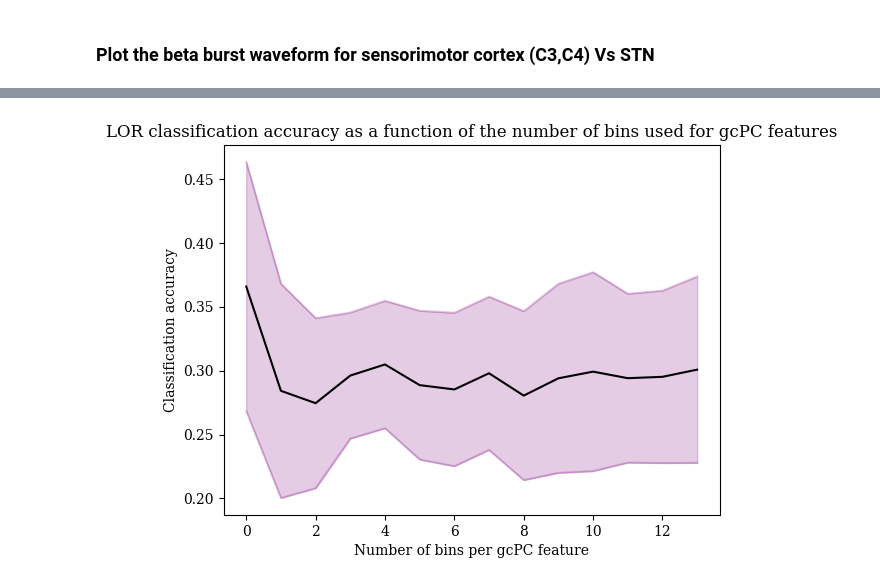
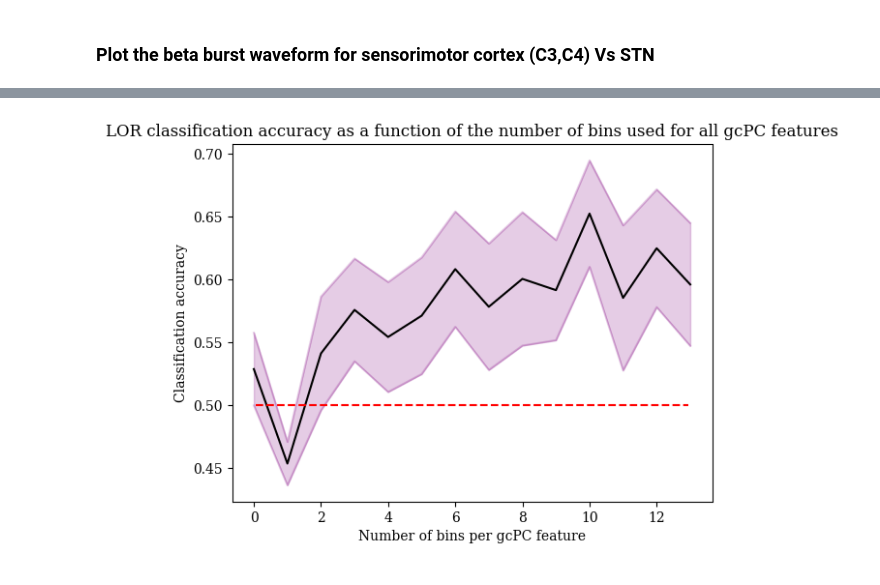
Before and after one commit to Jerem-loq/Beta_Bursts_Analysis_M2-Internship_Loquet-Bonaniuto, a Jupyter notebook: Group-Level_gcPCA-Accuracy_AsFunctionOf_percentiles.ipynb, the cells around one changed output, grey strips where cells are left out. Saved outputs shown, nothing was run; the diff lists cells and outputs as text; code cells hidden in the pictures.

```diff
--- a/Group-Level_gcPCA-Accuracy_AsFunctionOf_percentiles.ipynb
+++ b/Group-Level_gcPCA-Accuracy_AsFunctionOf_percentiles.ipynb
@@ -102,8 +103,30 @@ on_c_idx = c_idx & on_idx
 off_c_idx = c_idx & off_idx
 on_stn_idx = stn_idx & on_idx
 off_stn_idx = stn_idx & off_idx
+# %%
+def reject_outliers(X, m=3):
+    """
+    https://medium.com/@saraswatp/exploring-data-anomalies-rejecting-outliers-with-python-660b1ed6bca6
+    """
+    median = np.median(X, axis=0)
+    # mad = MAD(X, axis=0, scale='normal')
+    mad = np.median(np.abs(X - median), axis=0)
+
+    upper_bound = median + m * mad
+    lower_bound = median - m * mad
+
+    return [d for d in X if lower_bound <= d <= upper_bound]
+# %%
+def scaler_fit(X):
+    median = np.median(X, axis=0)
+    mad = MAD(X, axis=0, scale='normal')
+    return median, mad
+
+
+def scaler_transform(X, median, mad):
+    return (X - median) / mad
 # %%
-area = c_idx
+area = stn_idx
 
 # Scale waveforms within subject such as (X - median)/IQR
 scaled_waveforms = np.zeros_like(all_bursts['waveform'])
@@ -111,7 +134,11 @@ scaled_waveforms = np.zeros_like(all_bursts['waveform'])
 for subject in np.unique(all_bursts['subject']):
     subj_idx = (all_bursts['subject'] == subject)
     scaler = RobustScaler().fit(all_bursts['waveform'][subj_idx & area])                # .fit() returns the median and IQR values
-    scaled_waveforms[subj_idx, :] = scaler.transform(all_bursts['waveform'][subj_idx])  # .transform() does the maths.
+    # scaler = StandardScaler().fit(all_bursts['waveform'][subj_idx & area])              # .fit() returns the mean and std values
+    # scaled_waveforms[subj_idx, :] = scaler.transform(all_bursts['waveform'][subj_idx])  # .transform() does the maths.
+
+    median, mad = scaler_fit(all_bursts['waveform'][subj_idx & area])                  # Scaler based on MAD
+    scaled_waveforms[subj_idx, :] = scaler_transform(all_bursts['waveform'][subj_idx], median, mad)
 # %%
 # Group-level cross-validation: split subjects into train/test groups
 n_bins = np.arange(1, 15, 1)    # Number of bins to use for each gcPC
@@ -304,15 +340,16 @@ Please also refer to the documentation for alternative solver options:
 # %%
-# Plot accuracy with error bars (standard deviation across folds) as a function of the number of bins used for gcPC features
+# Plot accuracy with error bars (standard error of the mean across folds) as a function of the number of bins used for gcPC features
 
-upper = np.array(accuracy) + np.array(var)
-lower = np.array(accuracy) - np.array(var)
+upper = np.array(accuracy) + np.array(var) / np.sqrt(n_splits)
+lower = np.array(accuracy) - np.array(var) / np.sqrt(n_splits)
 plt.plot(accuracy, color='black')
 plt.plot(upper, color='purple', alpha=0.2)
 plt.plot(lower, color='purple',alpha=0.2)
 plt.fill_between(n_bins-1, lower, upper, color='purple', alpha=0.2)
+plt.axhline(0.5, xmin=0.05, xmax=0.95, color='red', linestyle='--', label='Chance level')
 plt.xlabel('Number of bins per gcPC feature')
 plt.ylabel('Classification accuracy')
-plt.title('LOR classification accuracy as a function of the number of bins used for gcPC features')
+plt.title('LOR classification accuracy as a function of the number of bins used for all gcPC features')
 plt.show()
 # %% [output]
-[figure, old version]
+[figure, new version]
```
Also changed, not shown: parts of 2 cells of this notebook, 1 other file.
